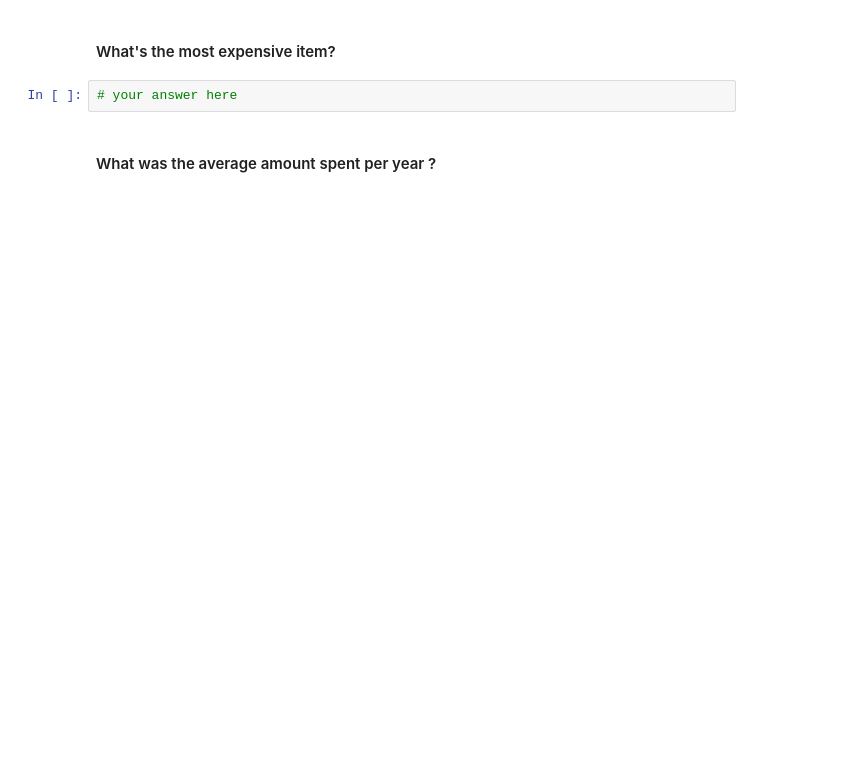
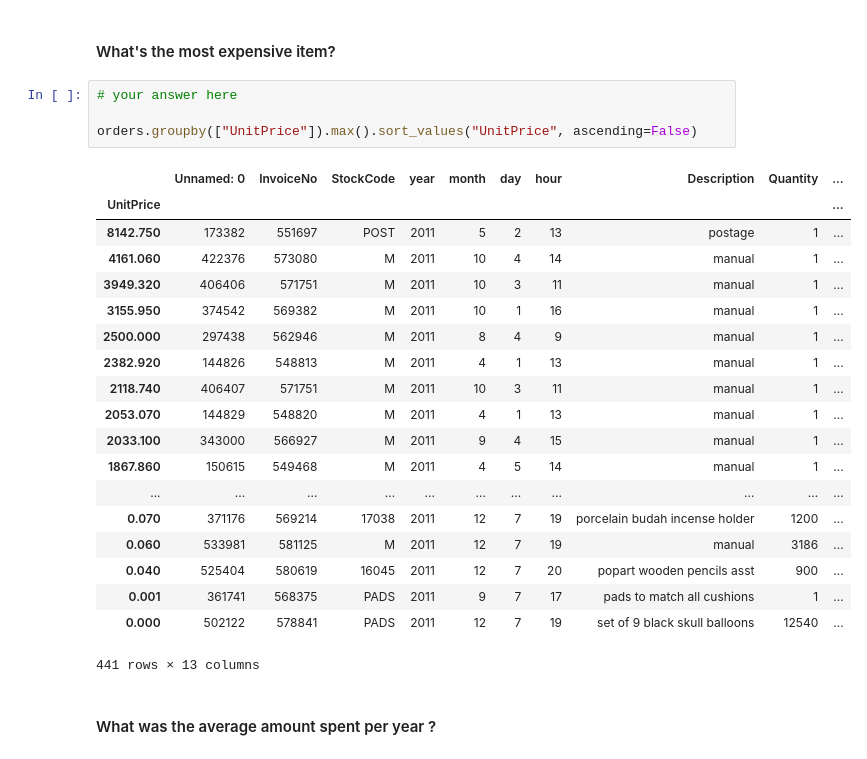
Before and after one commit to marinapm90/data-labs, a Jupyter notebook: module-2/lab-subsetting-and-descriptive-stats/your-code/main.ipynb, the cells around one changed output. Drawn from its saved outputs; the diff is of its cells as text; blank space fills up the shorter version.

```diff
--- a/module-2/lab-subsetting-and-descriptive-stats/your-code/main.ipynb
+++ b/module-2/lab-subsetting-and-descriptive-stats/your-code/main.ipynb
@@ -549,6 +616,28 @@ orders[orders['Description']== 'Lunch bag']
 #### What's the most expensive item?
 # %%
 # your answer here
+
+orders.groupby(["UnitPrice"]).max().sort_values("UnitPrice", ascending=False)
+# %% [output]
+|  | Unnamed: 0 | InvoiceNo | StockCode | year | month | day | hour | Description | Quantity | ... |
+| UnitPrice |  |  |  |  |  |  |  |  |  | ... |
+| 8142.750 | 173382 | 551697 | POST | 2011 | 5 | 2 | 13 | postage | 1 | ... |
+| 4161.060 | 422376 | 573080 | M | 2011 | 10 | 4 | 14 | manual | 1 | ... |
+| 3949.320 | 406406 | 571751 | M | 2011 | 10 | 3 | 11 | manual | 1 | ... |
+| 3155.950 | 374542 | 569382 | M | 2011 | 10 | 1 | 16 | manual | 1 | ... |
+| 2500.000 | 297438 | 562946 | M | 2011 | 8 | 4 | 9 | manual | 1 | ... |
+| 2382.920 | 144826 | 548813 | M | 2011 | 4 | 1 | 13 | manual | 1 | ... |
+| 2118.740 | 406407 | 571751 | M | 2011 | 10 | 3 | 11 | manual | 1 | ... |
+| 2053.070 | 144829 | 548820 | M | 2011 | 4 | 1 | 13 | manual | 1 | ... |
+| 2033.100 | 343000 | 566927 | M | 2011 | 9 | 4 | 15 | manual | 1 | ... |
+| 1867.860 | 150615 | 549468 | M | 2011 | 4 | 5 | 14 | manual | 1 | ... |
+| ... | ... | ... | ... | ... | ... | ... | ... | ... | ... | ... |
+| 0.070 | 371176 | 569214 | 17038 | 2011 | 12 | 7 | 19 | porcelain budah incense holder | 1200 | ... |
+| 0.060 | 533981 | 581125 | M | 2011 | 12 | 7 | 19 | manual | 3186 | ... |
+| 0.040 | 525404 | 580619 | 16045 | 2011 | 12 | 7 | 20 | popart wooden pencils asst | 900 | ... |
+| 0.001 | 361741 | 568375 | PADS | 2011 | 9 | 7 | 17 | pads to match all cushions | 1 | ... |
+| 0.000 | 502122 | 578841 | PADS | 2011 | 12 | 7 | 19 | set of 9 black skull balloons | 12540 | ... |
+441 rows × 13 columns
 # %% [markdown]
 #### What was the average amount spent per year ?
 # %%
```
Also changed, not shown: parts of 11 cells of this notebook.
